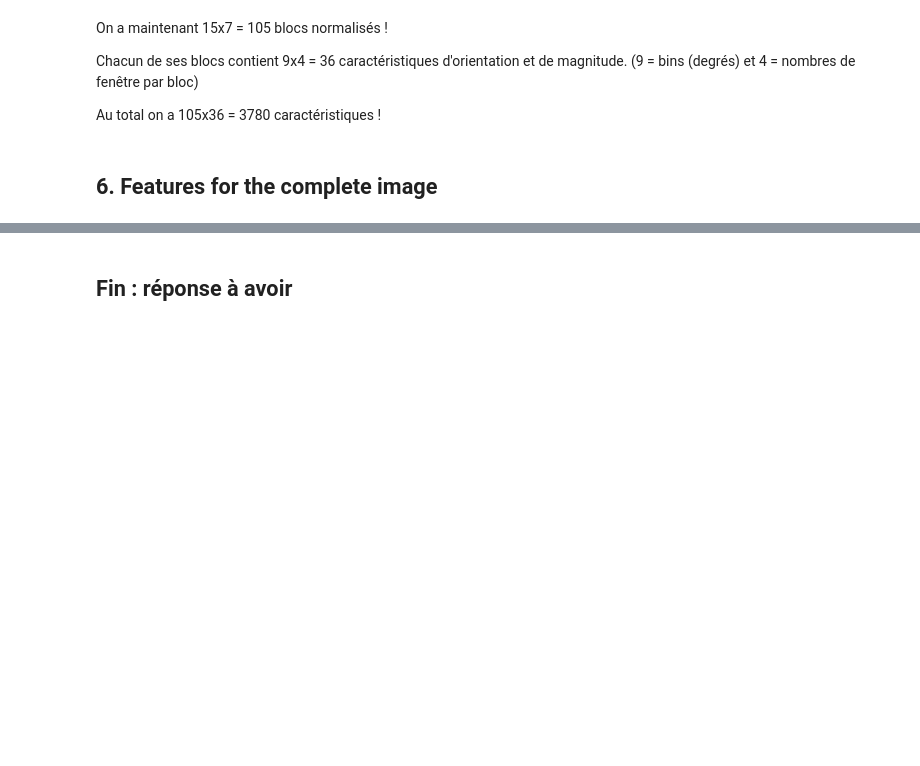
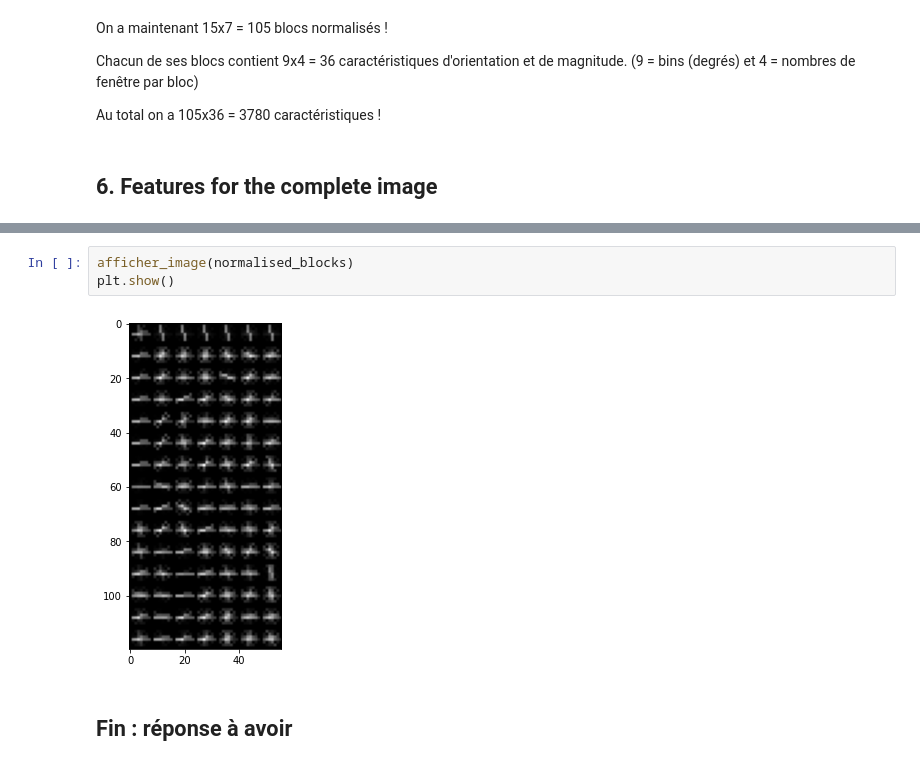
Before and after one commit to lisacsn/Histogram-of-Oriented-Gradients, a Jupyter notebook: Projet Hog.ipynb, the cells around one changed output, grey strips where cells are left out. Drawn from its saved outputs; the diff is of its cells as text; blank space fills up the shorter version.

```diff
--- a/Projet Hog.ipynb
+++ b/Projet Hog.ipynb
@@ -288,3 +312,8 @@ plt.show()
+# %%
+afficher_image(normalised_blocks)
+plt.show()
+# %% [output]
+[figure, added]
 # %% [markdown]
 ## Fin : réponse à avoir
 # %%
```
Also changed, not shown: parts of 7 cells of this notebook.
